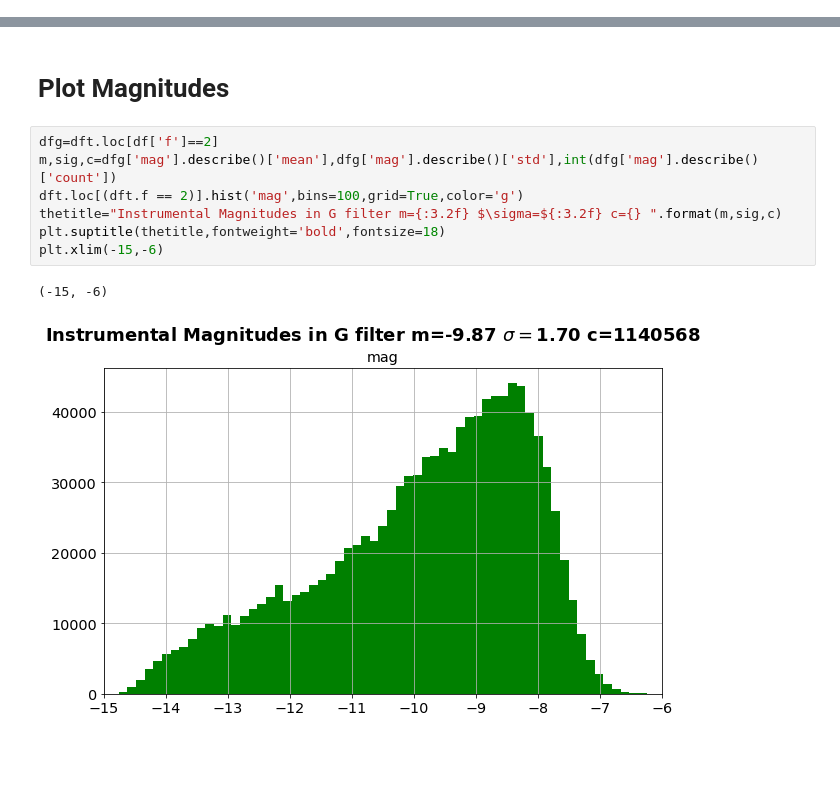
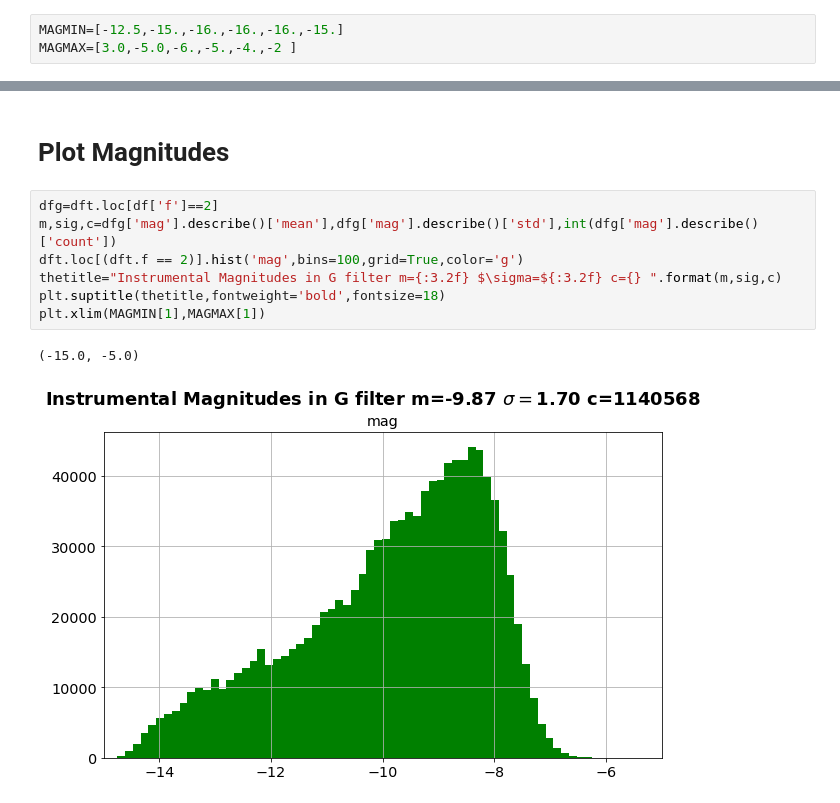
Before and after one commit to LSSTDESC/OpenAtmMiniDataChallenge, a Jupyter notebook: ViewSimuResult.ipynb, the cells around one changed output, grey strips where cells are left out. Drawn from its saved outputs; the diff is of its cells as text; blank space fills up the shorter version.

```diff
--- a/ViewSimuResult.ipynb
+++ b/ViewSimuResult.ipynb
@@ -119,6 +117,9 @@ len(all_data)
 NBSED=len(all_data)
 # %% [markdown]
 # Concatenate All Data Samples
+# %%
+MAGMIN=[-12.5,-15.,-16.,-16.,-16.,-15.]
+MAGMAX=[3.0,-5.0,-6.,-5.,-4.,-2 ]
 # %%
 all_df = []
 for ised in np.arange(NBSED):
@@ -175,13 +182,13 @@ plt.xlim(-13,2)
 # %%
 dfg=dft.loc[df['f']==2]
 m,sig,c=dfg['mag'].describe()['mean'],dfg['mag'].describe()['std'],int(dfg['mag'].describe()['count'])
 dft.loc[(dft.f == 2)].hist('mag',bins=100,grid=True,color='g')
 thetitle="Instrumental Magnitudes in G filter m={:3.2f} $\sigma=${:3.2f} c={} ".format(m,sig,c)
 plt.suptitle(thetitle,fontweight='bold',fontsize=18)
-plt.xlim(-15,-6)
+plt.xlim(MAGMIN[1],MAGMAX[1])
 # %% [output]
-(-15, -6)
+(-15.0, -5.0)
-[figure, old version]
+[figure, new version]
 # %%
 dfr=dft.loc[df['f']==3]
 m,sig,c=dfr['mag'].describe()['mean'],dfr['mag'].describe()['std'],int(dfr['mag'].describe()['count'])
```
Also changed, not shown: parts of 14 cells of this notebook, 2 other files.
